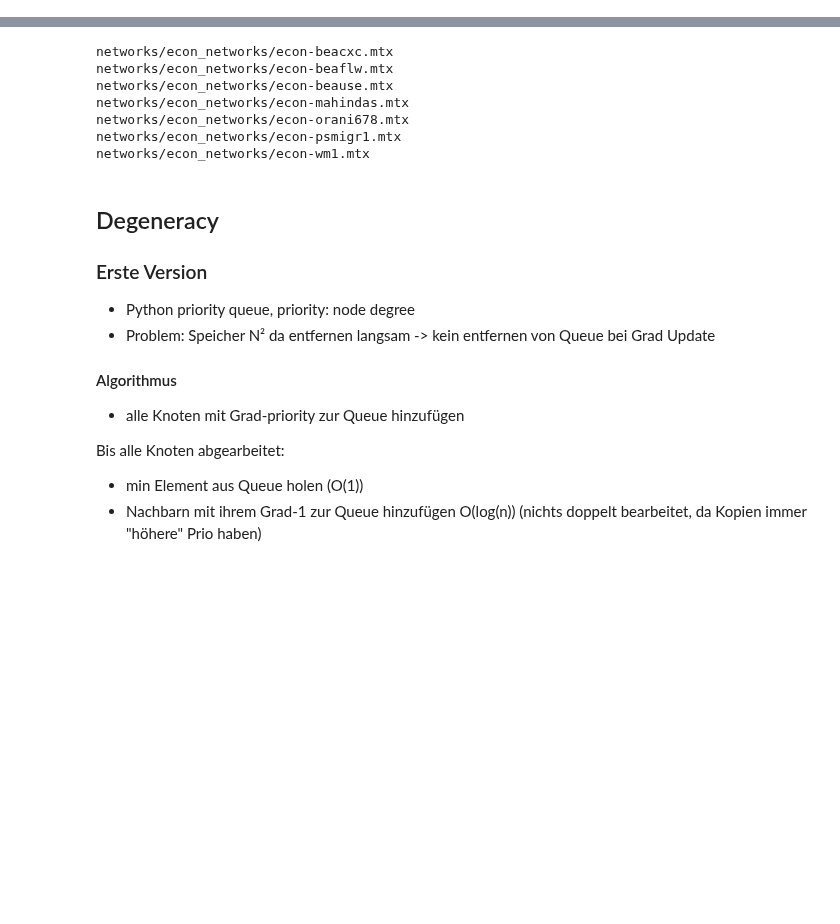
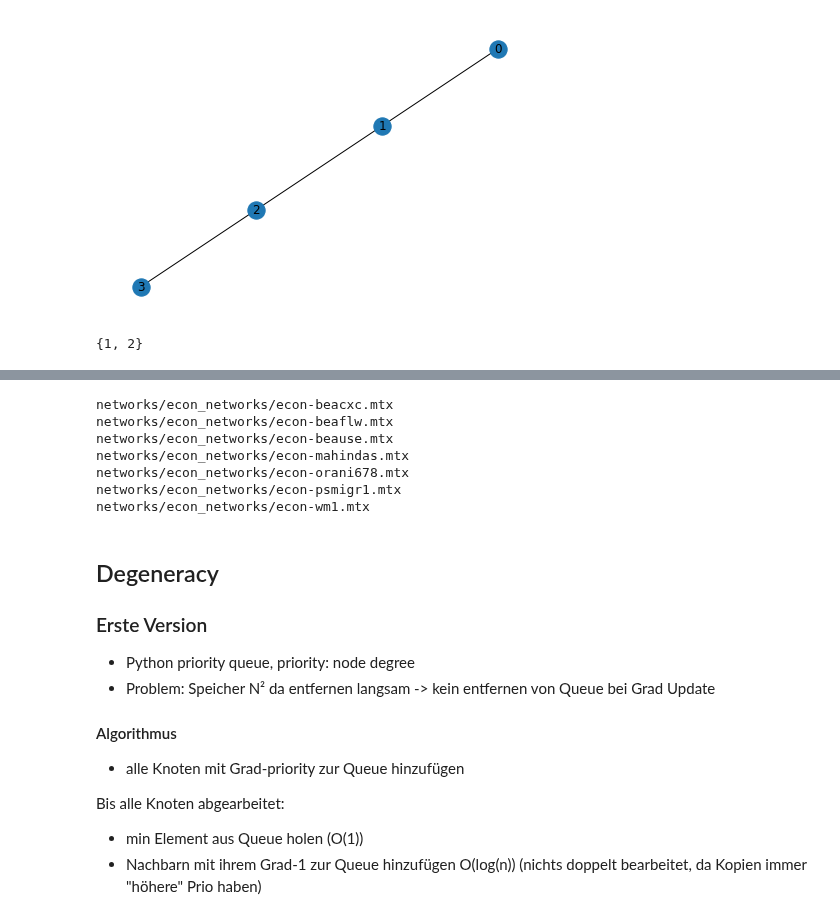
Before and after one commit to Hanno1/AlgorithmischeNetzwerkanalyseLAB, a Jupyter notebook: presentation_task2.ipynb, the cells around one changed output, grey strips where cells are left out. Cells and saved outputs as stored; diff of their text form; code cells hidden in the pictures; blank space fills up the shorter version.

```diff
--- a/presentation_task2.ipynb
+++ b/presentation_task2.ipynb
@@ -19,0 +43,9 @@ sys.setrecursionlimit(10000)
+# %%
+G.add_edge(2,3)
+draw_graph(G,label_on=True)
+# %% [output]
+[figure, added]
+# %%
+sP.find_cut_nodes(G)
+# %% [output]
+{1, 2}
```
Also changed, not shown: parts of 28 cells of this notebook, 11 other files.
